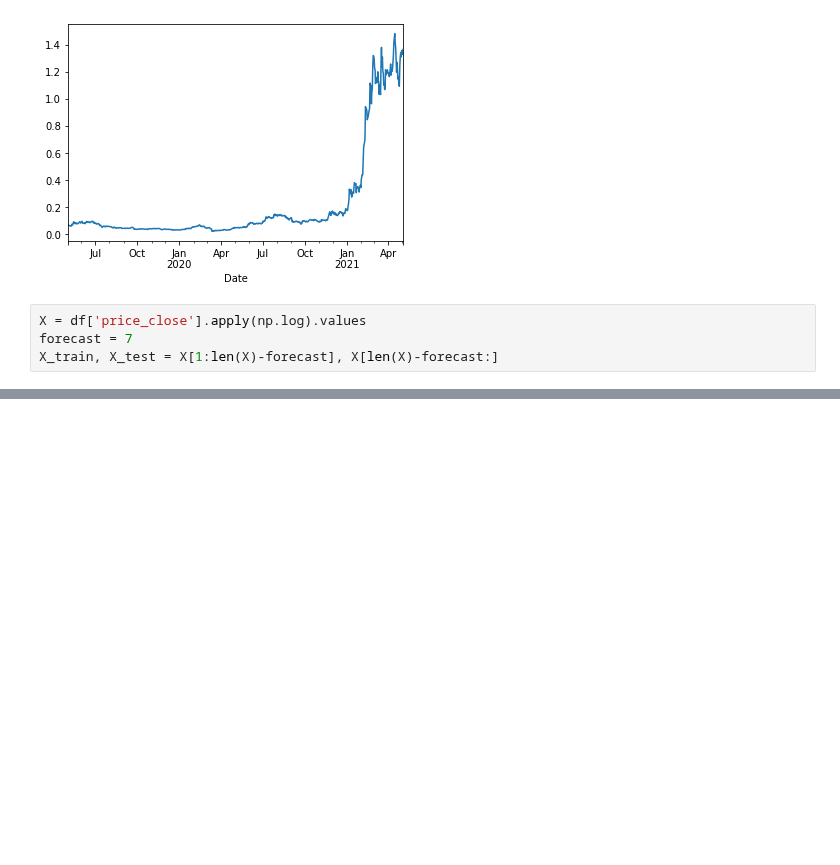
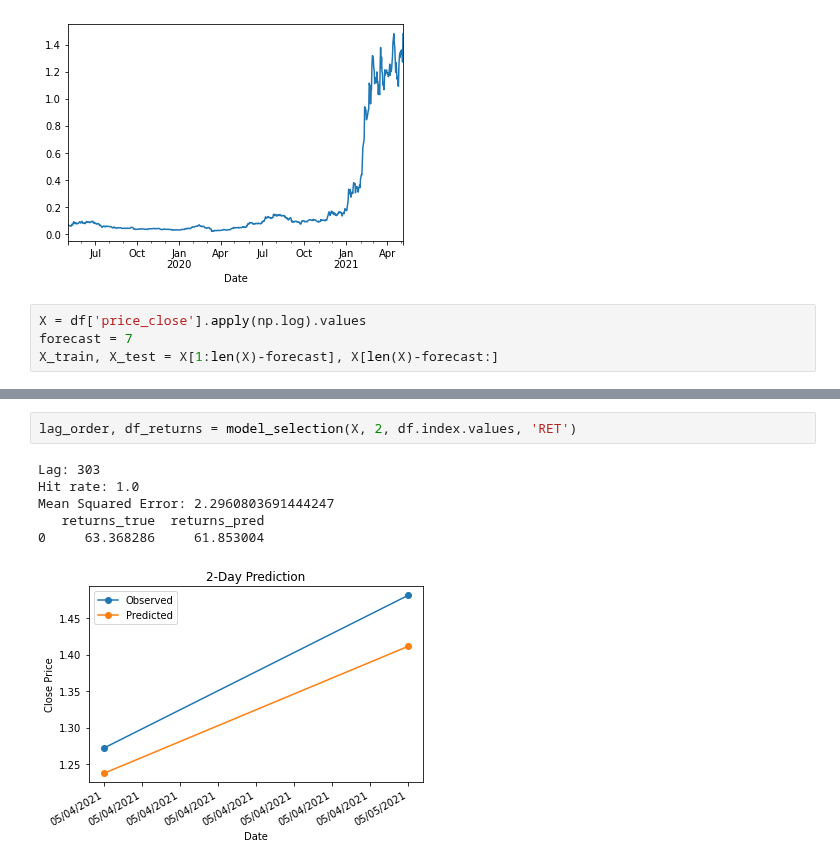
Before and after one commit to DSEI21000-S21/project-altcoinpriceprediction, a Jupyter notebook: experiments/mwander/CoinAPI.ipynb, the cells around one changed output, grey strips where cells are left out. Saved outputs shown, nothing was run; the diff lists cells and outputs as text; blank space fills up the shorter version.

Commit message:
simple model

```diff
--- a/experiments/mwander/CoinAPI.ipynb
+++ b/experiments/mwander/CoinAPI.ipynb
@@ -110,0 +149,9 @@ def model_selection(data, forecast):
+# %%
+lag_order, df_returns = model_selection(X, 2, df.index.values, 'RET')
+# %% [output]
+Lag: 303
+Hit rate: 1.0
+Mean Squared Error: 2.2960803691444247
+   returns_true  returns_pred
+0     63.368286     61.853004
+[figure, added]
```
Also changed, not shown: parts of 8 cells of this notebook.
